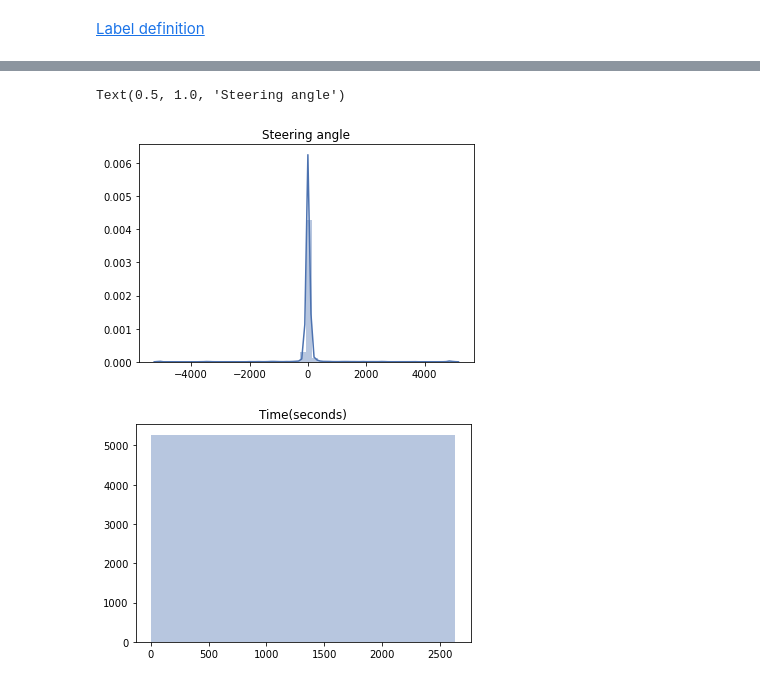
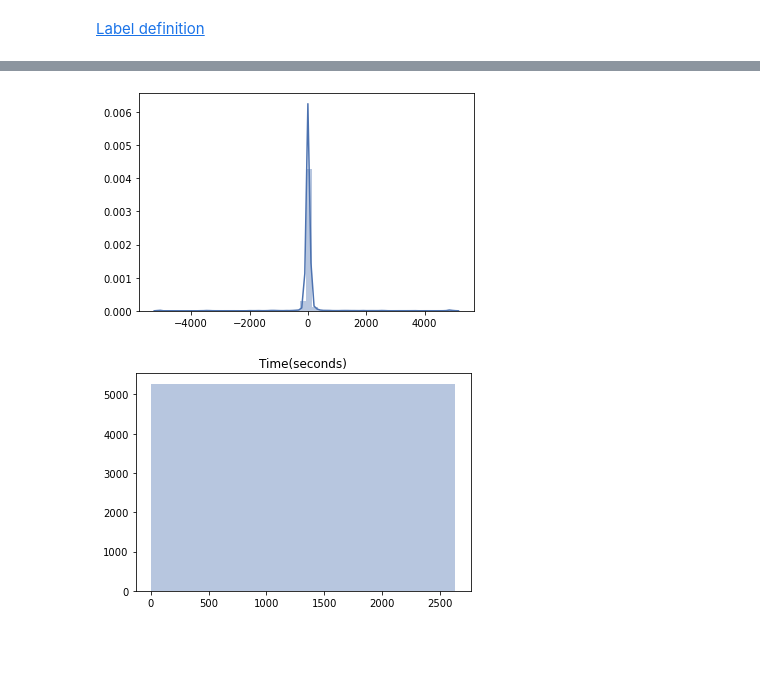
Before and after one commit to sanjyotUM/latcom, a Jupyter notebook: notebooks/explore_comma.ipynb, the cells around one changed output, grey strips where cells are left out. Cells and saved outputs as stored; diff of their text form; code cells hidden in the pictures; blank space fills up the shorter version.

```diff
--- a/notebooks/explore_comma.ipynb
+++ b/notebooks/explore_comma.ipynb
@@ -1,9 +7,13 @@
 # %%
 from pathlib import Path
 import random
+from tqdm.notebook import tqdm
 
+import numpy as np
+import pandas as pd
 import matplotlib.pyplot as plt
 import seaborn as sns
 import h5py
+import tensorflow as tf
 
-sns.set_palette(sns.color_palette('deep'))
+# sns.set_palette(sns.color_palette('deep'))
@@ -10,7 +27,10 @@ sns.set_palette(sns.color_palette('deep'))
 # %%
-project_dir = Path.cwd().parent
-lbl_dir =  project_dir / 'dataset' / 'commaai' / 'log'
-img_dir = project_dir / 'dataset' / 'commaai' / 'camera'
+project_dir = Path.cwd()
+lbl_dir =  project_dir / 'dataset' / 'comma' /  'raw' / 'log'
+img_dir = project_dir / 'dataset' / 'comma' / 'raw' / 'camera'
+
+model_name = 'comma1.h5'
+model_path = project_dir / 'models' / model_name
 # %%
 h5_files = img_dir.glob('*.h5')
 [x.name for x in h5_files]
@@ -27,7 +47,7 @@ h5_files = img_dir.glob('*.h5')
  '2016-02-08--14-56-28.h5',
  '2016-02-11--21-32-47.h5']
 # %%
-sample_file = '2016-01-30--13-46-00.h5'
+sample_file = '2016-01-30--11-24-51.h5'
 
 img_path = img_dir / sample_file
 lbl_path = lbl_dir / sample_file
@@ -50,0 +73,19 @@ Second file shape: (294919,)
+# %%
+with h5py.File(img_path, 'r') as f:
+    x = f['X']
+    size = x.shape[0]
+    index = random.randint(0, size-200)
+    index = 14000
+    data = x[index: index + 100]
+
+fig, ax = plt.subplots(2, 5, figsize=(19, 5), sharex=True, sharey=True)
+ax = ax.flatten()
+for i in range(10):
+    ix = random.randint(0, 99)
+    img = data[ix].swapaxes(0, 2).swapaxes(0, 1)
+    ax[i].imshow(img)
+    ax[i].set_title(index + ix)
+
+plt.tight_layout()
+
+print(f'H5 index: {index}')
@@ -112,9 +154,8 @@ labels
 # %%
 ax = sns.distplot(steering)
-_ = ax.set_title('Steering angle')
+# _ = ax.set_title('Steering angle')
 # %% [output]
-Text(0.5, 1.0, 'Steering angle')
-[figure, old version]
+[figure, new version]
 # %%
 ax = sns.distplot(time, kde=False)
 _ = ax.set_title('Time(seconds)')
```
Also changed, not shown: parts of 34 cells of this notebook, 17 other files.
